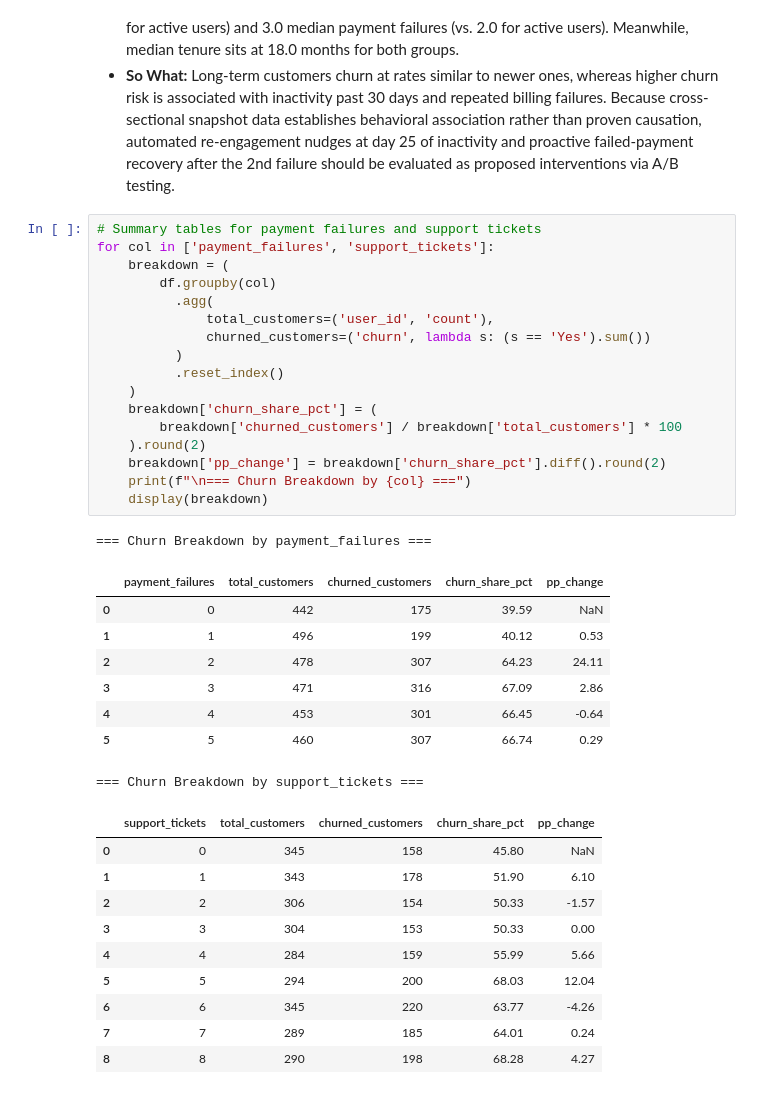
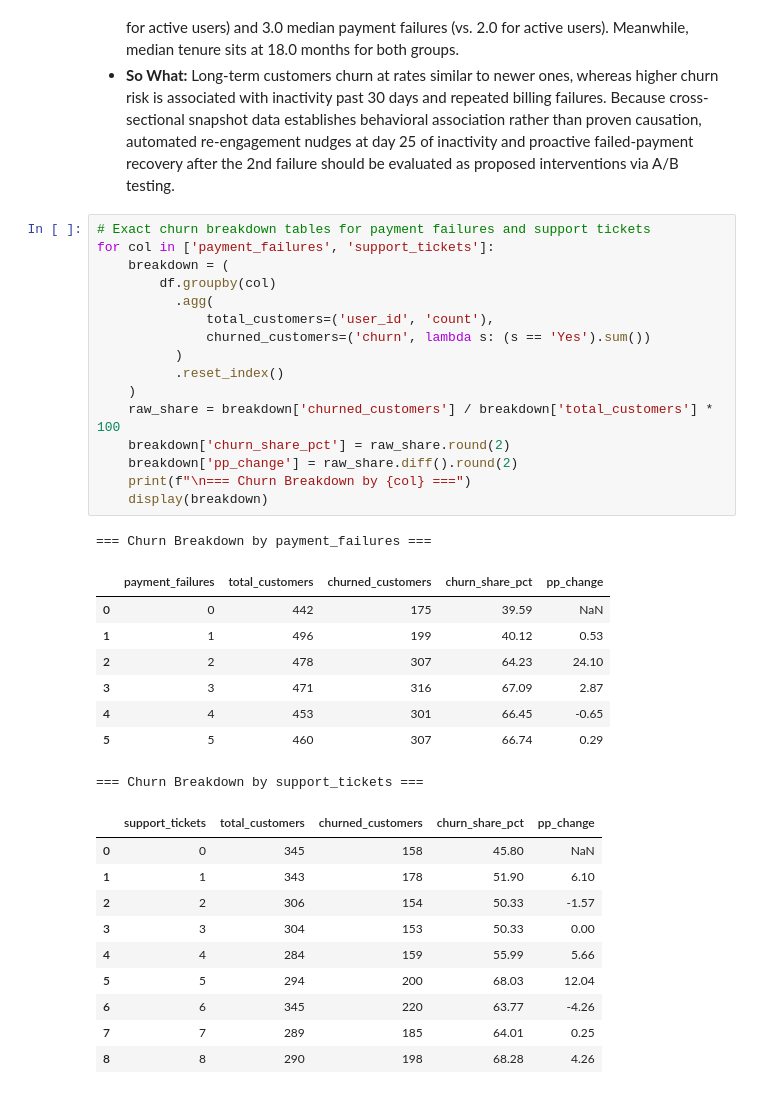
Before and after one commit to adonaandrei/saas-churn-analytics, a Jupyter notebook: notebooks/saas_eda.ipynb, the cells around one changed output. Cells and saved outputs as stored; diff of their text form.

```diff
--- a/notebooks/saas_eda.ipynb
+++ b/notebooks/saas_eda.ipynb
@@ -241,30 +241,29 @@ Yes                2.80          18.63                32.88
 - **Observation:** Churned users show a median of 34.0 days since their last login (vs. 22.0 days for active users) and 3.0 median payment failures (vs. 2.0 for active users). Meanwhile, median tenure sits at 18.0 months for both groups.
 - **So What:** Long-term customers churn at rates similar to newer ones, whereas higher churn risk is associated with inactivity past 30 days and repeated billing failures. Because cross-sectional snapshot data establishes behavioral association rather than proven causation, automated re-engagement nudges at day 25 of inactivity and proactive failed-payment recovery after the 2nd failure should be evaluated as proposed interventions via A/B testing.
 # %%
-# Summary tables for payment failures and support tickets
+# Exact churn breakdown tables for payment failures and support tickets
 for col in ['payment_failures', 'support_tickets']:
     breakdown = (
         df.groupby(col)
           .agg(
               total_customers=('user_id', 'count'),
               churned_customers=('churn', lambda s: (s == 'Yes').sum())
           )
           .reset_index()
     )
-    breakdown['churn_share_pct'] = (
-        breakdown['churned_customers'] / breakdown['total_customers'] * 100
-    ).round(2)
-    breakdown['pp_change'] = breakdown['churn_share_pct'].diff().round(2)
+    raw_share = breakdown['churned_customers'] / breakdown['total_customers'] * 100
+    breakdown['churn_share_pct'] = raw_share.round(2)
+    breakdown['pp_change'] = raw_share.diff().round(2)
     print(f"\n=== Churn Breakdown by {col} ===")
     display(breakdown)
 # %% [output]
 === Churn Breakdown by payment_failures ===
 |  | payment_failures | total_customers | churned_customers | churn_share_pct | pp_change |
 | 0 | 0 | 442 | 175 | 39.59 | NaN |
 | 1 | 1 | 496 | 199 | 40.12 | 0.53 |
-| 2 | 2 | 478 | 307 | 64.23 | 24.11 |
-| 3 | 3 | 471 | 316 | 67.09 | 2.86 |
-| 4 | 4 | 453 | 301 | 66.45 | -0.64 |
+| 2 | 2 | 478 | 307 | 64.23 | 24.10 |
+| 3 | 3 | 471 | 316 | 67.09 | 2.87 |
+| 4 | 4 | 453 | 301 | 66.45 | -0.65 |
 | 5 | 5 | 460 | 307 | 66.74 | 0.29 |
 === Churn Breakdown by support_tickets ===
 |  | support_tickets | total_customers | churned_customers | churn_share_pct | pp_change |
@@ -275,8 +274,8 @@ for col in ['payment_failures', 'support_tickets']:
 | 4 | 4 | 284 | 159 | 55.99 | 5.66 |
 | 5 | 5 | 294 | 200 | 68.03 | 12.04 |
 | 6 | 6 | 345 | 220 | 63.77 | -4.26 |
-| 7 | 7 | 289 | 185 | 64.01 | 0.24 |
-| 8 | 8 | 290 | 198 | 68.28 | 4.27 |
+| 7 | 7 | 289 | 185 | 64.01 | 0.25 |
+| 8 | 8 | 290 | 198 | 68.28 | 4.26 |
 # %% [markdown]
 ## Summary
 
```
Also changed, not shown: parts of 1 cell of this notebook, 2 other files.
